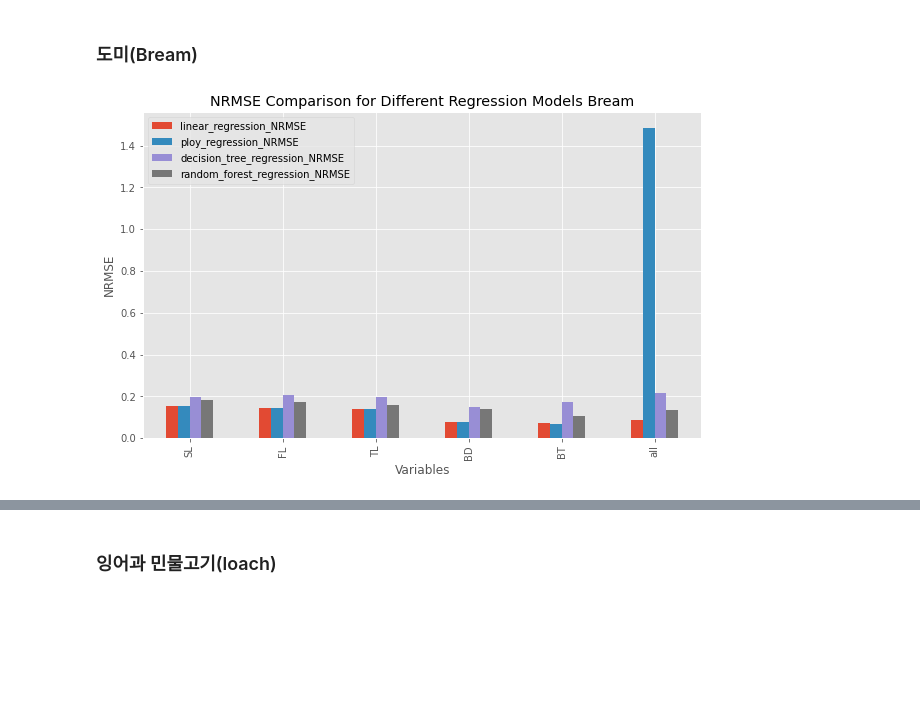
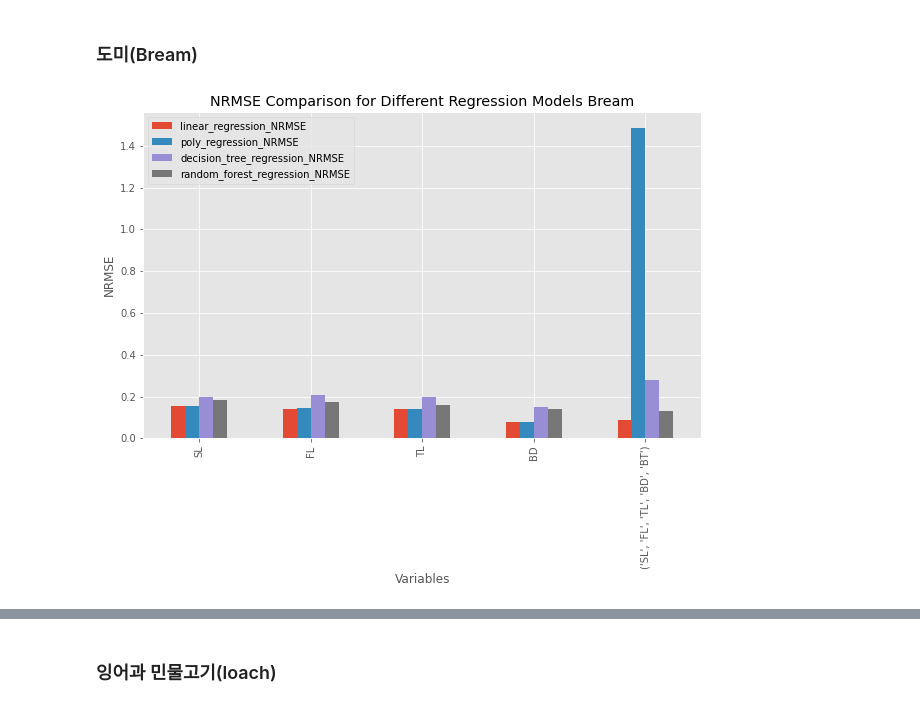
Before and after one commit to sigongjoa/salmon_ai, a Jupyter notebook: regression/fish_weight_regression.ipynb, the cells around one changed output, grey strips where cells are left out. Cells and saved outputs as stored; diff of their text form; code cells hidden in the pictures; blank space fills up the shorter version.

```diff
--- a/regression/fish_weight_regression.ipynb
+++ b/regression/fish_weight_regression.ipynb
@@ -700,14 +762,23 @@ def random_forest_regression_nrmse(data, species_index=0, test_size=0.2, random_
         nrmse = calculate_nrmse(y_test, y_pred)
         nrmse_results.append(nrmse)
 
-    X_train, X_test, y_train, y_test = train_test_split(X, y, test_size=0.2, random_state=1)
+    column_names = data.columns[2:]
+    all_subsets = []
+    for subset_length in range(1, len(column_names) + 1):
+        subsets = combinations(column_names, subset_length)
+        all_subsets.extend(subsets)
 
-    rf = RandomForestRegressor(n_estimators=100, random_state=42)
-    rf.fit(X_train, y_train)
-    y_pred = rf.predict(X_test)
+    for com_col in all_subsets[5:]:
+        X_subset = df_fish.loc[:,list(com_col)].values
+        X_train, X_test, y_train, y_test = train_test_split(X_subset, y, test_size=test_size, random_state=random_state)
 
-    col_names.append('all')
-    nrmse_results.append(calculate_nrmse(y_test, y_pred))
+        col_names.append(f'{com_col}')
+        rf = RandomForestRegressor(n_estimators=100, random_state=42)
+        rf.fit(X_train, y_train)
+        y_pred = rf.predict(X_test)
+
+        nrmse = calculate_nrmse(y_test, y_pred)
+        nrmse_results.append(nrmse)
 
     result_df = pd.DataFrame({'Variables': col_names, 'random_forest_regression_NRMSE': nrmse_results})
 
@@ -733,31 +897,36 @@ array(['Bream', 'Roach', 'Whitefish', 'Parkki', 'Perch', 'Pike', 'Smelt'],
 linear_result = linear_regression_nrmse(data1 , 0)
 poly_result = ploy_regression_nrmse(data1 , 0)
 tree_result =decision_tree_regression_nrmse(data1 , 0)
 rf_result = random_forest_regression_nrmse(data1 , 0)
+
+linear_result = linear_result.iloc[[0 , 1 ,2 , 3 , -1]]
+poly_result = poly_result.iloc[[0 , 1 ,2 , 3 , -1]]
+tree_result = tree_result.iloc[[0 , 1 ,2 , 3 , -1]]
+rf_result = rf_result.iloc[[0 , 1 ,2 , 3 , -1]]
 
 merged_result = linear_result.merge(poly_result, on='Variables') \
                             .merge(tree_result, on='Variables') \
                             .merge(rf_result, on='Variables')
 
 linear_result = linear_result.rename(columns={'NRMSE': 'Linear'})
 poly_result = poly_result.rename(columns={'NRMSE': 'Polynomial'})
 tree_result = tree_result.rename(columns={'NRMSE': 'Decision Tree'})
 rf_result = rf_result.rename(columns={'NRMSE': 'Random Forest'})
 
 linear_result.set_index('Variables', inplace=True)
 poly_result.set_index('Variables', inplace=True)
 tree_result.set_index('Variables', inplace=True)
 rf_result.set_index('Variables', inplace=True)
 
 # 결과 데이터프레임을 병합합니다
 merged_result = pd.concat([linear_result, poly_result, tree_result, rf_result], axis=1)
 
 # 시각화를 위한 그래프 그리기
 merged_result.plot(kind='bar', figsize=(10, 6))
 plt.title(f'NRMSE Comparison for Different Regression Models {data1["Species"].unique()[0]}')
 plt.ylabel('NRMSE')
 plt.xlabel('Variables')
 plt.show()
 merged_result
 # %% [output]
-[figure, old version]
+[figure, new version]
```
Also changed, not shown: parts of 21 cells of this notebook.
